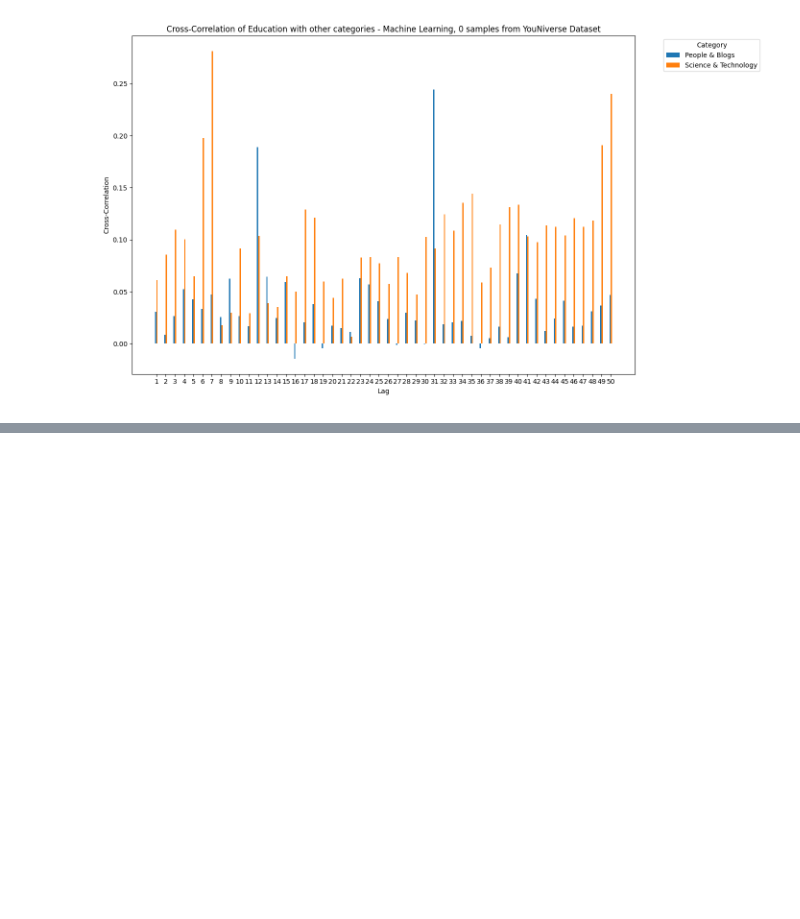
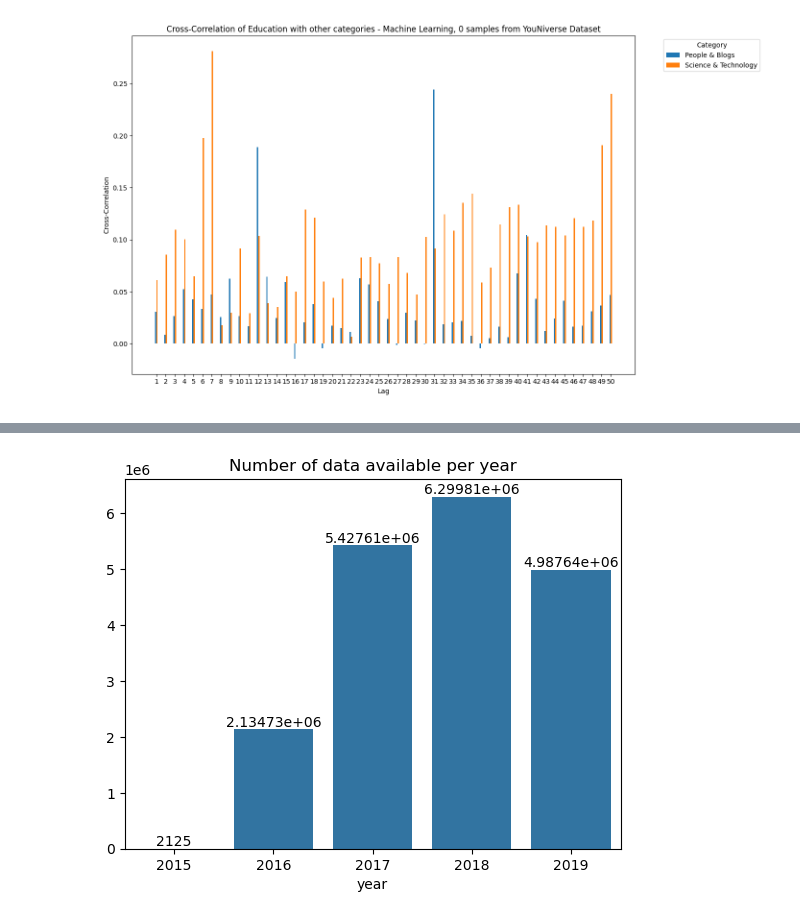
Before and after one commit to epfl-ada/ada-2024-project-sickada, a Jupyter notebook: results.ipynb, the cells around one changed output, grey strips where cells are left out. Cells and saved outputs as stored; diff of their text form; code cells hidden in the pictures; blank space fills up the shorter version.

```diff
--- a/results.ipynb
+++ b/results.ipynb
@@ -239,0 +285,13 @@ for freq in frequencies:
+# %%
+from utils import add_datetime_info
+df_ts = pd.read_csv(op.join(path_data, 'df_timeseries_en.tsv.gz'), compression="infer", sep="\t")
+df_ts = df_ts.dropna()
+df_ts = add_datetime_info(df_ts, column='datetime')
+# %%
+nb_data_per_year = df_ts.value_counts('year')
+barplot = sns.barplot(x=nb_data_per_year.index, y=nb_data_per_year.values)
+for container in barplot.containers :
+    barplot.bar_label(container, label_type='edge')
+plt.title('Number of data available per year');
+# %% [output]
+[figure, added]
```
Also changed, not shown: parts of 8 cells of this notebook, 1 other file.
